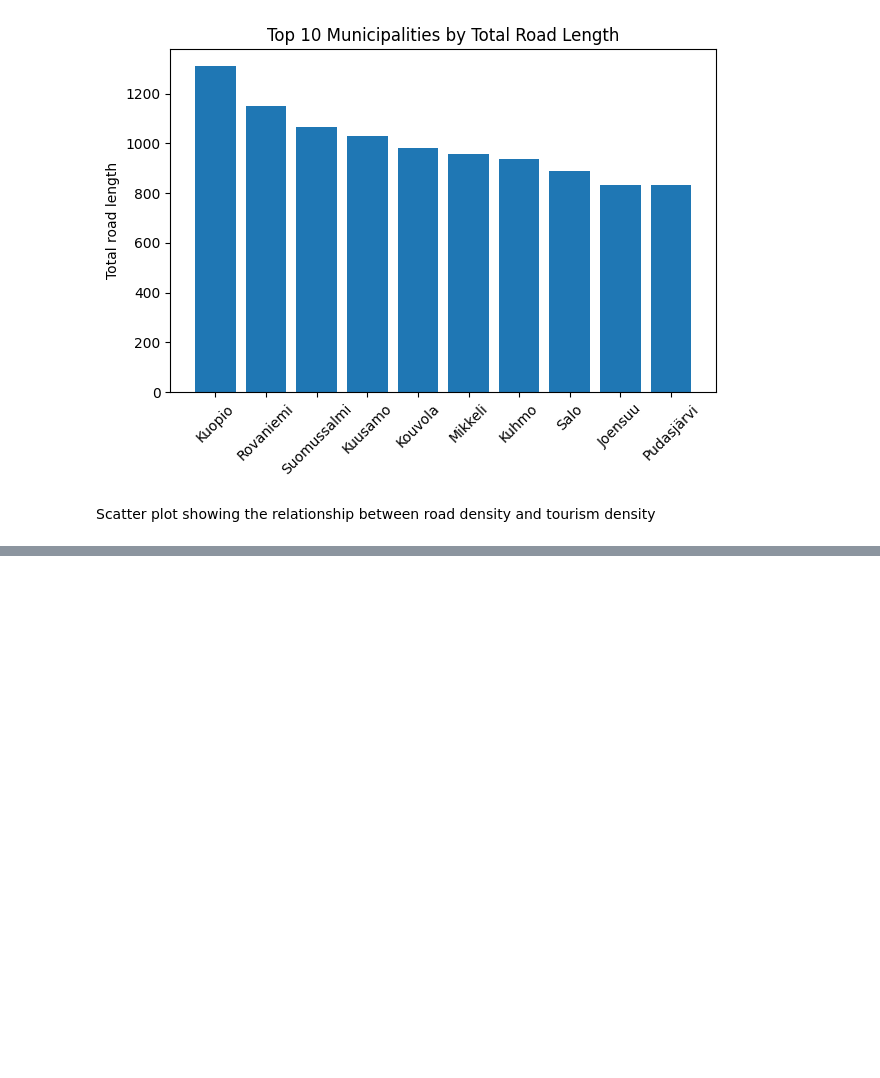
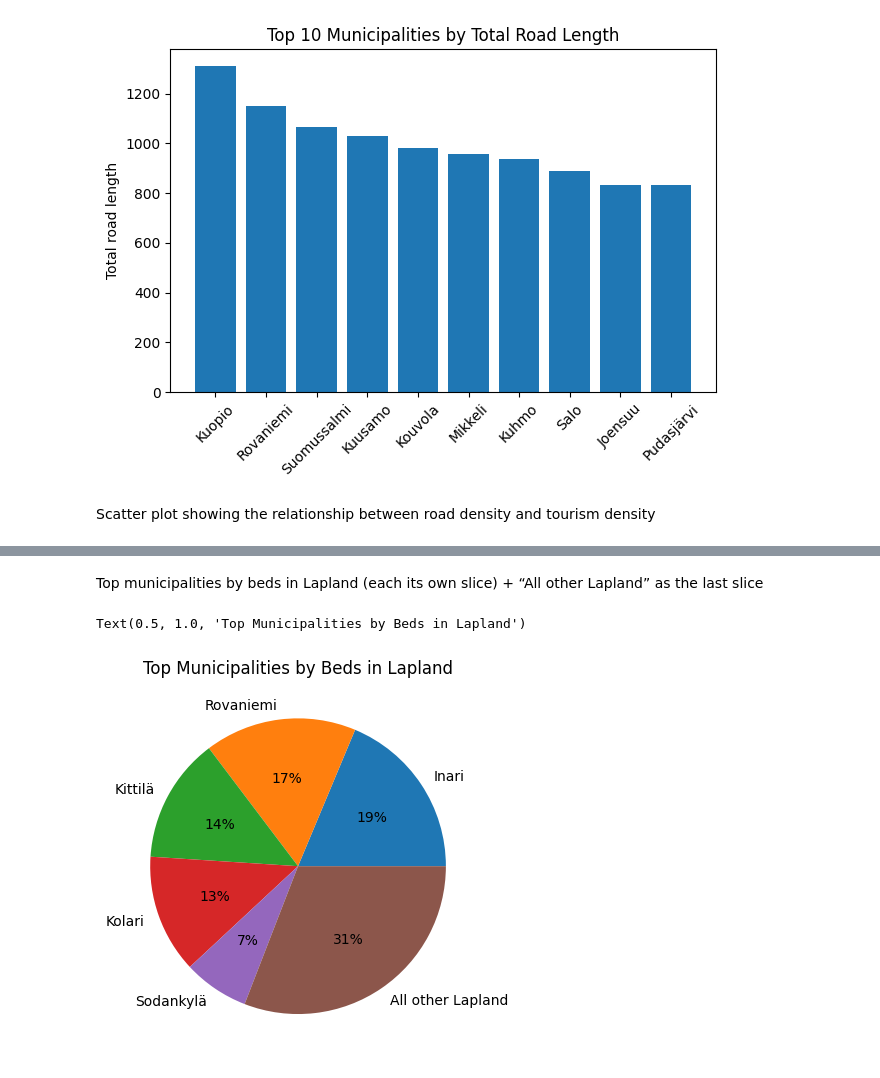
Before and after one commit to selmuu/Main-Assignment-03---Data-Analytics, a Jupyter notebook: matplotlib.ipynb, the cells around one changed output, grey strips where cells are left out. Cells and saved outputs as stored; diff of their text form; code cells hidden in the pictures; blank space fills up the shorter version.

```diff
--- a/matplotlib.ipynb
+++ b/matplotlib.ipynb
@@ -117,0 +118,23 @@ plt.tight_layout()
+# %% [markdown]
+Top municipalities by beds in Lapland (each its own slice) + “All other Lapland” as the last slice
+# %%
+# Let's find the cities that are in Lapland area
+start = road_df[road_df["City"] == "Kemijärvi"].index[0]
+end = road_df[road_df["City"] == "Muonio"].index[0]
+lapland = road_df.loc[start:end]
+lapland_cites = lapland["City"]
+lapland_cites = df[df["City"].isin(lapland_cites)]
+# %%
+# Let's find the correct labels and the values for the pie plot
+lapland_sorted = lapland_cites.sort_values(by="Vuoteet, lkm 2025*", ascending=False)
+lapland_top = lapland_sorted.head(5)
+lapland_top_value = lapland_top["Vuoteet, lkm 2025*"].tolist()
+lapland_rest_value = lapland_sorted.iloc[5:]["Vuoteet, lkm 2025*"].sum()
+
+labels = list(lapland_top["City"]) + ["All other Lapland"]
+sizes = lapland_top_value + [lapland_rest_value]
+plt.pie(sizes, labels=labels, autopct='%.0f%%')
+plt.title("Top Municipalities by Beds in Lapland")
+# %% [output]
+Text(0.5, 1.0, 'Top Municipalities by Beds in Lapland')
+[figure, added]
```
Also changed, not shown: parts of 5 cells of this notebook, 1 other file.
